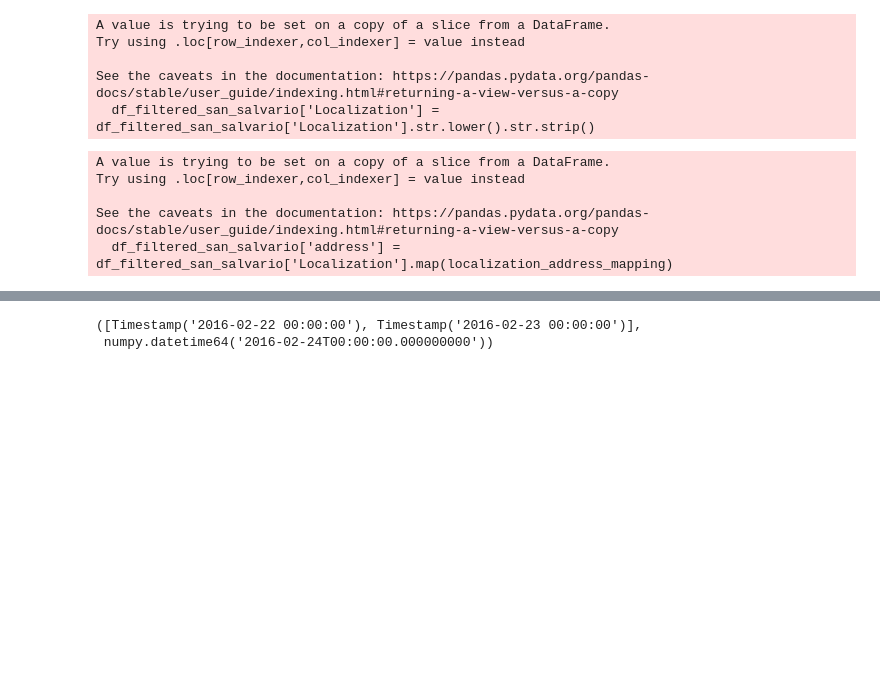
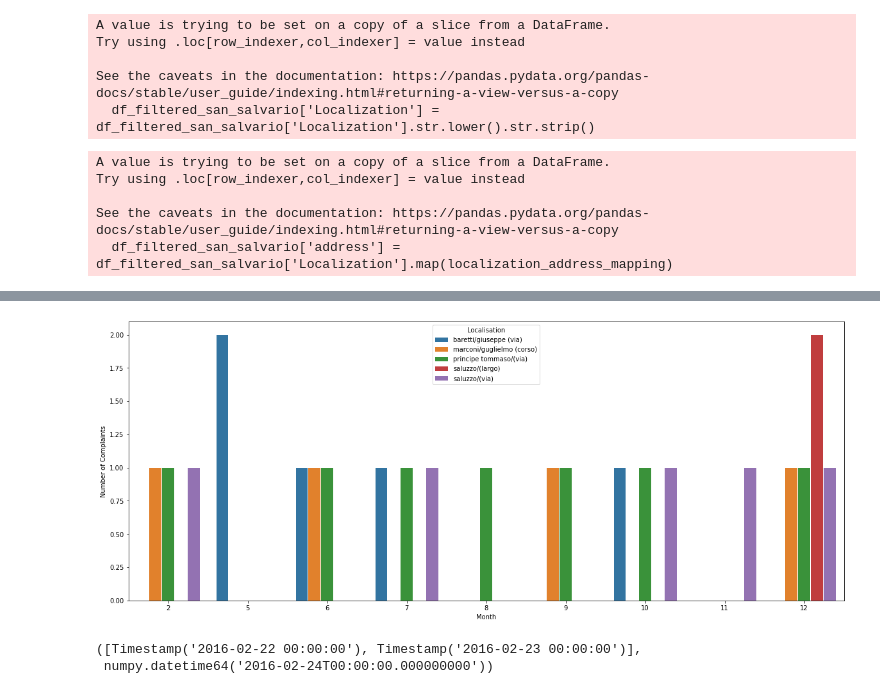
Before and after one commit to TiagoFilipeSousaGoncalves/wdl-tech-moguls, a Jupyter notebook: finals/Deliverable.ipynb, the cells around one changed output, grey strips where cells are left out. Drawn from its saved outputs; the diff is of its cells as text; code cells hidden in the pictures; blank space fills up the shorter version.

```diff
--- a/finals/Deliverable.ipynb
+++ b/finals/Deliverable.ipynb
@@ -212,3 +162,30 @@ df_filtered_san_salvario = df_filtered_san_salvario[~df_filtered_san_salvario.ad
+# %%
+df_filtered_san_salvario['Month'] = pd.DatetimeIndex(df_filtered_san_salvario['Timestamp']).month
+
+df_filtered_san_salvario['Number of Complaints'] = 1
+df_grouped = df_filtered_san_salvario.groupby(['Localization', 'Month']).sum().reset_index()
+df_grouped = df_grouped.copy()[["Localization", "Month", "Number of Complaints"]]
+# %%
+fig, ax = pylab.subplots(figsize=(20, 8))
+
+sns.barplot(data=df_grouped, ax=ax, x="Month", y="Number of Complaints", hue="Localization")
+
+def change_width(ax, new_value) :
+    for patch in ax.patches :
+        current_width = patch.get_width()
+        diff = current_width - new_value
+
+        # we change the bar width
+        patch.set_width(new_value)
+
+        # we recenter the bar
+        patch.set_x(patch.get_x() + diff * .5)
+
+change_width(ax, .15)
+pylab.legend(loc='upper center', title="Localisation")
+pylab.show()
+# %% [output]
+[figure, added]
 # %%
 def create_target_complaints(df_filtered_san_salvario, range_days = 2, target_forecast = 1):
 
```
Also changed, not shown: parts of 40 cells of this notebook.
